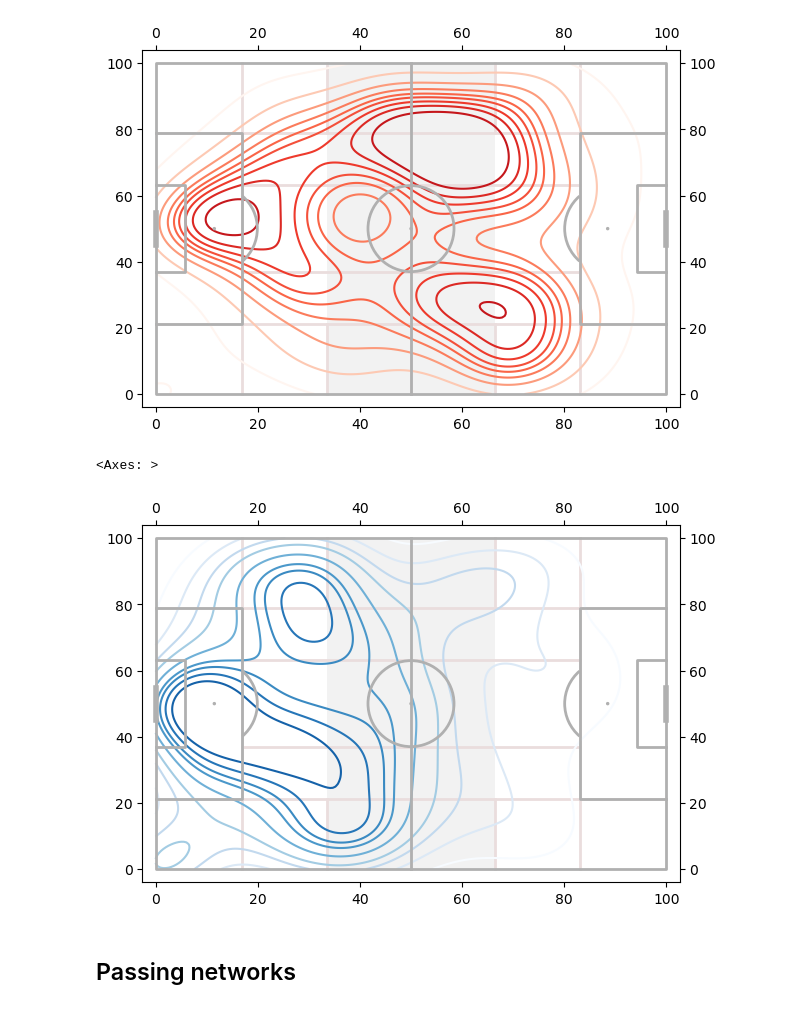
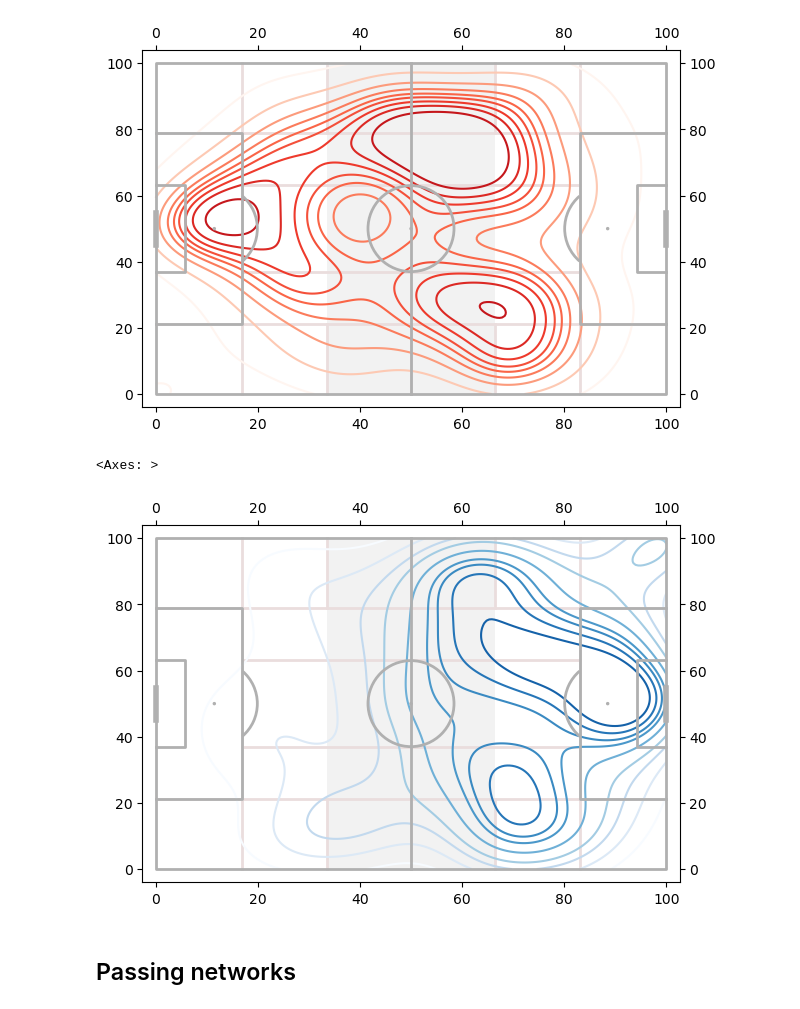
Before and after one commit to Football-Analytics-UCU/Manchester-City, a Jupyter notebook: src/KPI_Test_010124.ipynb, the cells around one changed output. Drawn from its saved outputs; the diff is of its cells as text; code cells hidden in the pictures.

```diff
--- a/src/KPI_Test_010124.ipynb
+++ b/src/KPI_Test_010124.ipynb
@@ -6,7 +6,7 @@ from mplsoccer import Pitch, Sbopen, VerticalPitch
 import numpy as np
 # %%
 #read dataset
-df = pd.read_csv('data/12112023/events_1729243.csv')
+df = pd.read_csv('events_1729243.csv')
 # %%
 #watch what we have
 df.head()
@@ -56,11 +56,11 @@ pitch.kdeplot(df_MC_hm['x'], df_MC_hm['y'], ax=ax, cmap = 'Reds', zorder=1)
 # %%
 #make a pitch with data from OPTA and with a mention of the thirds and draw the heatmap for Chelsea
 pitch = Pitch(pitch_type='opta', positional=True, shade_middle=True, positional_color='#eadddd', shade_color='#f2f2f2', axis=True, label=True, tick=True, line_zorder =2 )
 fig, ax = pitch.draw()
-pitch.kdeplot(df_Ch_hm['x'], df_Ch_hm['y'], ax=ax, cmap = 'Blues', zorder=1)
+pitch.kdeplot(100 - df_Ch_hm['x'], 100 - df_Ch_hm['y'], ax=ax, cmap = 'Blues', zorder=1)
 # %% [output]
 <Axes: >
-[figure, old version]
+[figure, new version]
 # %% [markdown]
 ## Passing networks
 # %% [markdown]
```
Also changed, not shown: parts of 39 cells of this notebook, 2 other files.
